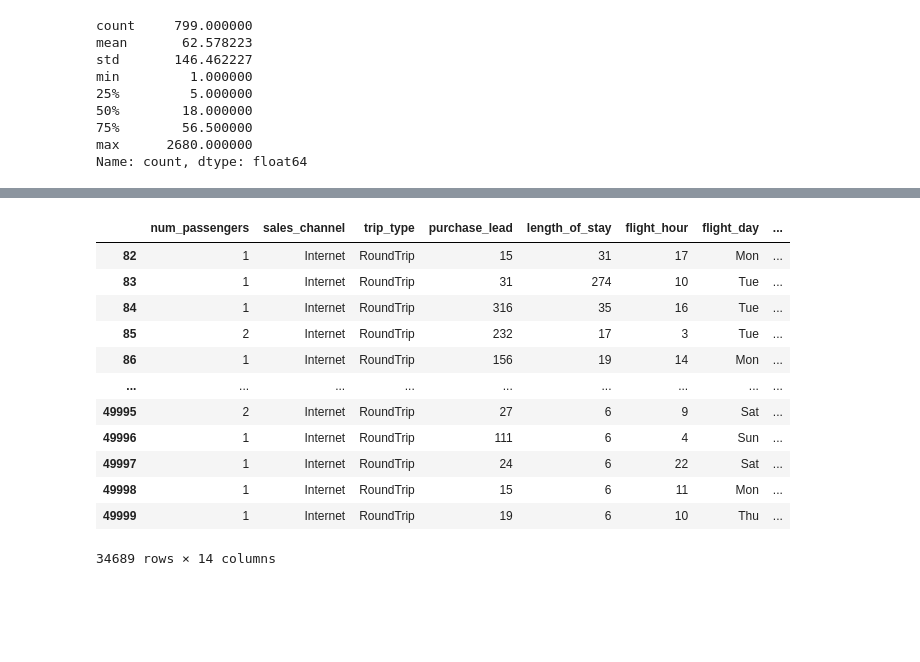
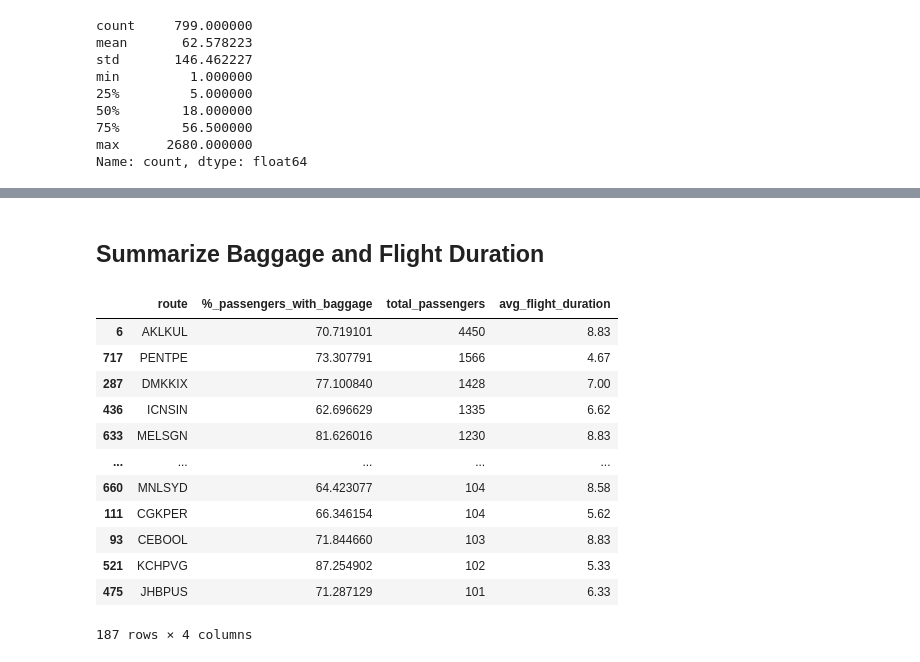
Before and after one commit to Alec12/data-science-secondary-projects, a Jupyter notebook: Data-Model-Portfolio/Oceania-Airlines-Bookings/exploratory_analysis.ipynb, the cells around one changed output, grey strips where cells are left out. Drawn from its saved outputs; the diff is of its cells as text; code cells hidden in the pictures; blank space fills up the shorter version.

```diff
--- a/Data-Model-Portfolio/Oceania-Airlines-Bookings/exploratory_analysis.ipynb
+++ b/Data-Model-Portfolio/Oceania-Airlines-Bookings/exploratory_analysis.ipynb
@@ -68,17 +83,38 @@ CNXPER     101
 Name: count, Length: 122, dtype: int64
-# %%
-df[df['route'].isin(routes_over_x.index)]
-# %% [output]
-|  | num_passengers | sales_channel | trip_type | purchase_lead | length_of_stay | flight_hour | flight_day | ... |
-| 82 | 1 | Internet | RoundTrip | 15 | 31 | 17 | Mon | ... |
-| 83 | 1 | Internet | RoundTrip | 31 | 274 | 10 | Tue | ... |
-| 84 | 1 | Internet | RoundTrip | 316 | 35 | 16 | Tue | ... |
-| 85 | 2 | Internet | RoundTrip | 232 | 17 | 3 | Tue | ... |
-| 86 | 1 | Internet | RoundTrip | 156 | 19 | 14 | Mon | ... |
-| ... | ... | ... | ... | ... | ... | ... | ... | ... |
-| 49995 | 2 | Internet | RoundTrip | 27 | 6 | 9 | Sat | ... |
-| 49996 | 1 | Internet | RoundTrip | 111 | 6 | 4 | Sun | ... |
-| 49997 | 1 | Internet | RoundTrip | 24 | 6 | 22 | Sat | ... |
-| 49998 | 1 | Internet | RoundTrip | 15 | 6 | 11 | Mon | ... |
-| 49999 | 1 | Internet | RoundTrip | 19 | 6 | 10 | Thu | ... |
-34689 rows × 14 columns
+# %% [markdown]
+## Summarize Baggage and Flight Duration
+# %%
+# Count the total number of passengers for each route
+route_passenger_counts = df.groupby('route')['num_passengers'].sum()
+
+# Count the number of passengers who wanted extra baggage for each route
+route_extra_baggage_counts = df[df['wants_extra_baggage'] == True].groupby('route')['num_passengers'].sum()
+
+# Calculate the percentage of passengers who wanted extra baggage for each route
+route_extra_baggage_percentages = (route_extra_baggage_counts / route_passenger_counts) * 100
+route_avg_flight_duration = df.groupby('route')['flight_duration'].mean()
+
+# Create a DataFrame with route, percentage of passengers with baggage, and total number of passengers
+result_df = pd.DataFrame({
+    'route': route_passenger_counts.index,
+    '%_passengers_with_baggage': route_extra_baggage_percentages.values,
+    'total_passengers': route_passenger_counts.values,
+    'avg_flight_duration': route_avg_flight_duration.values
+})
+
+result_df = result_df[result_df['total_passengers']>100].sort_values(by='total_passengers',ascending=False)
+result_df
+# %% [output]
+|  | route | %_passengers_with_baggage | total_passengers | avg_flight_duration |
+| 6 | AKLKUL | 70.719101 | 4450 | 8.83 |
+| 717 | PENTPE | 73.307791 | 1566 | 4.67 |
+| 287 | DMKKIX | 77.100840 | 1428 | 7.00 |
+| 436 | ICNSIN | 62.696629 | 1335 | 6.62 |
+| 633 | MELSGN | 81.626016 | 1230 | 8.83 |
+| ... | ... | ... | ... | ... |
+| 660 | MNLSYD | 64.423077 | 104 | 8.58 |
+| 111 | CGKPER | 66.346154 | 104 | 5.62 |
+| 93 | CEBOOL | 71.844660 | 103 | 8.83 |
+| 521 | KCHPVG | 87.254902 | 102 | 5.33 |
+| 475 | JHBPUS | 71.287129 | 101 | 6.33 |
+187 rows × 4 columns
```
Also changed, not shown: parts of 28 cells of this notebook, 3 other files.
